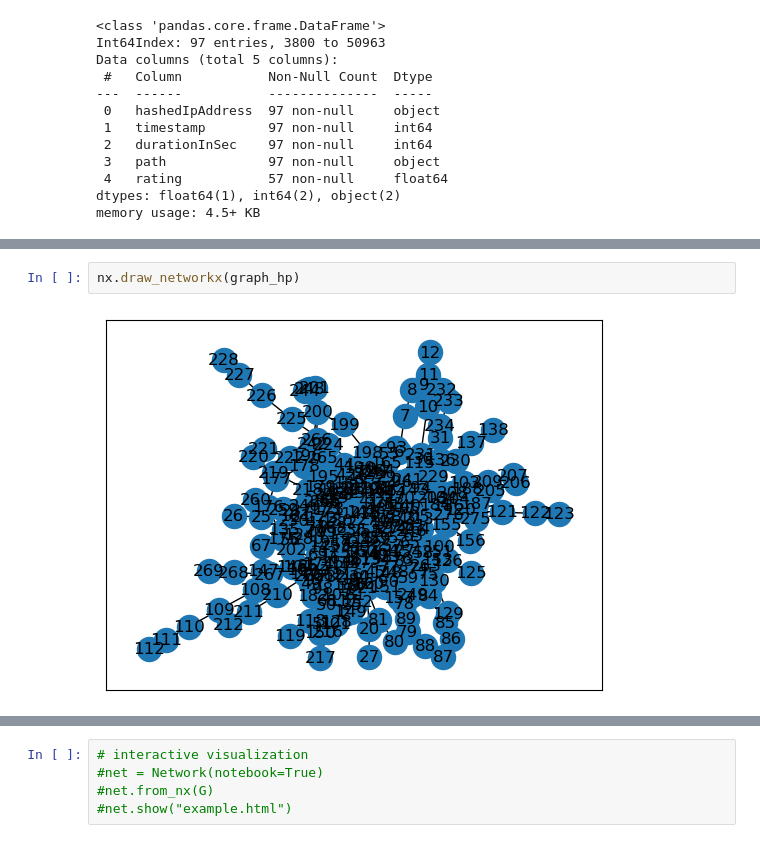
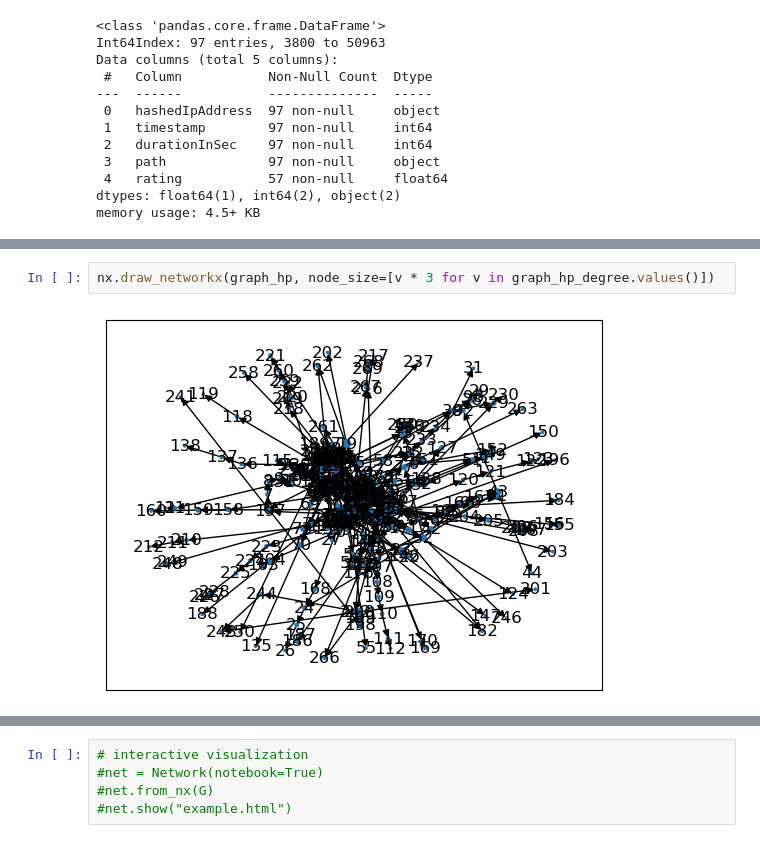
Before and after one commit to epfl-ada/ada-2022-project-hltw, a Jupyter notebook: Explore Data.ipynb, the cells around one changed output, grey strips where cells are left out. Saved outputs shown, nothing was run; the diff lists cells and outputs as text.

```diff
--- a/Explore Data.ipynb
+++ b/Explore Data.ipynb
@@ -178,5 +189,5 @@ nx.draw(graph_hp, node_size=[v * 3 for v in graph_hp_degree.values()])
 # %%
-nx.draw_networkx(graph_hp)
+nx.draw_networkx(graph_hp, node_size=[v * 3 for v in graph_hp_degree.values()])
 # %% [output]
-[figure, old version]
+[figure, new version]
 # %%
```
Also changed, not shown: parts of 11 cells of this notebook.
